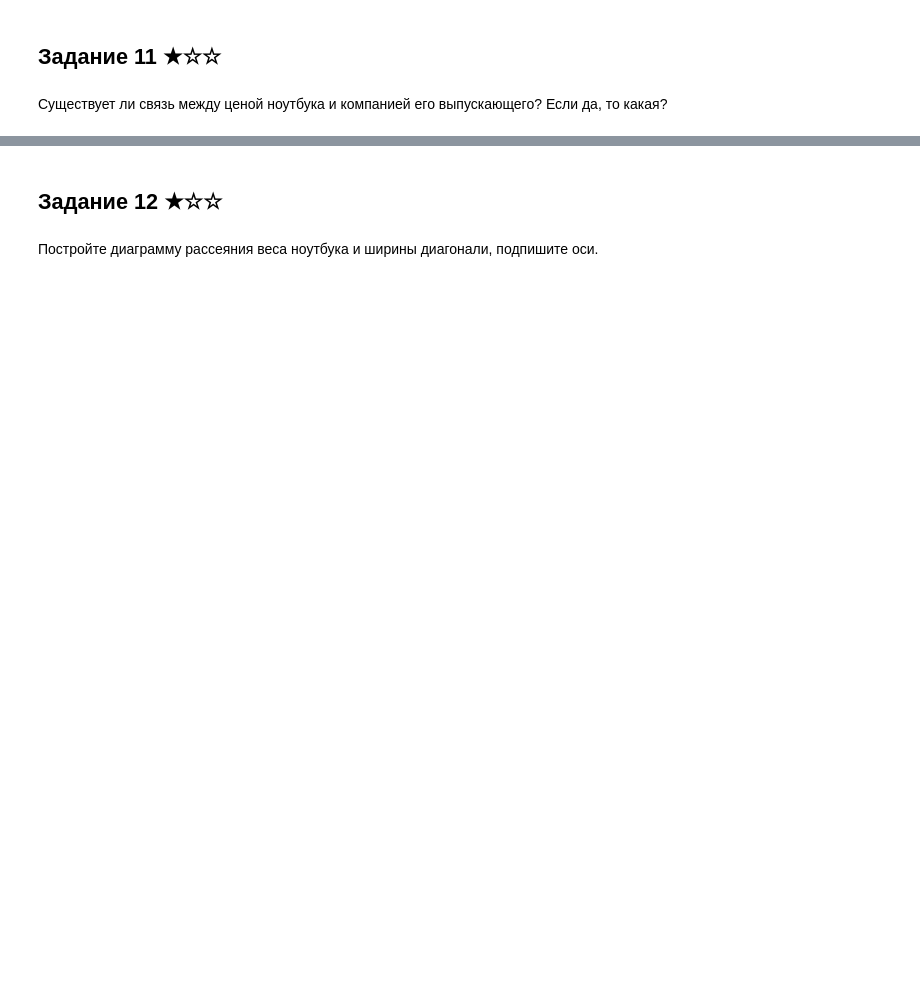
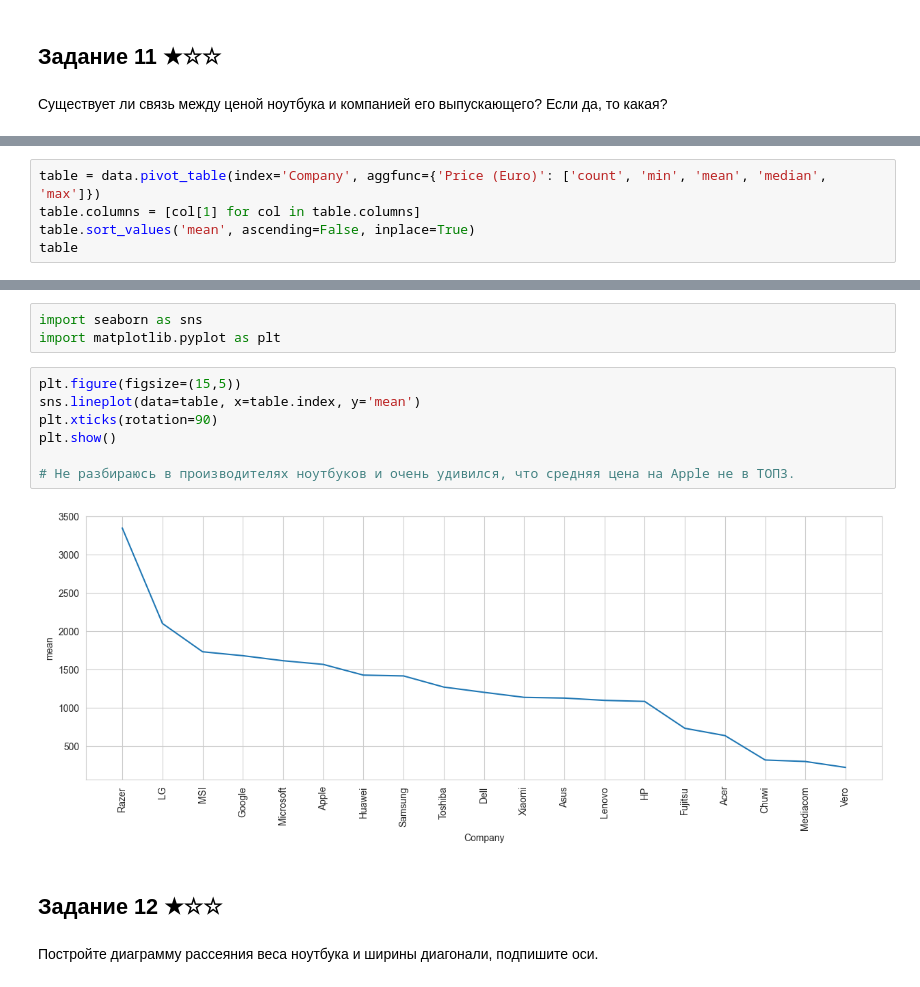
Before and after one commit to skv-analyst/education, a Jupyter notebook: ml-inside/101-python/2-hometask-1-python-students.ipynb, the cells around one changed output, grey strips where cells are left out. Saved outputs shown, nothing was run; the diff lists cells and outputs as text; blank space fills up the shorter version.

```diff
--- a/ml-inside/101-python/2-hometask-1-python-students.ipynb
+++ b/ml-inside/101-python/2-hometask-1-python-students.ipynb
@@ -624,0 +688,5 @@ data
+# %%
+table = data.pivot_table(index='Company', aggfunc={'Price (Euro)': ['count', 'min', 'mean', 'median', 'max']})
+table.columns = [col[1] for col in table.columns]
+table.sort_values('mean', ascending=False, inplace=True)
+table
@@ -625,3 +712,15 @@ data
+# %%
+import seaborn as sns
+import matplotlib.pyplot as plt
+# %%
+plt.figure(figsize=(15,5))
+sns.lineplot(data=table, x=table.index, y='mean')
+plt.xticks(rotation=90)
+plt.show()
+
+# Не разбираюсь в производителях ноутбуков и очень удивился, что средняя цена на Apple не в ТОП3.
+# %% [output]
+[figure, added]
 # %% [markdown]
 ## Задание 12 ★☆☆
 # %% [markdown]
```
Also changed, not shown: parts of 30 cells of this notebook, 1 other file.
